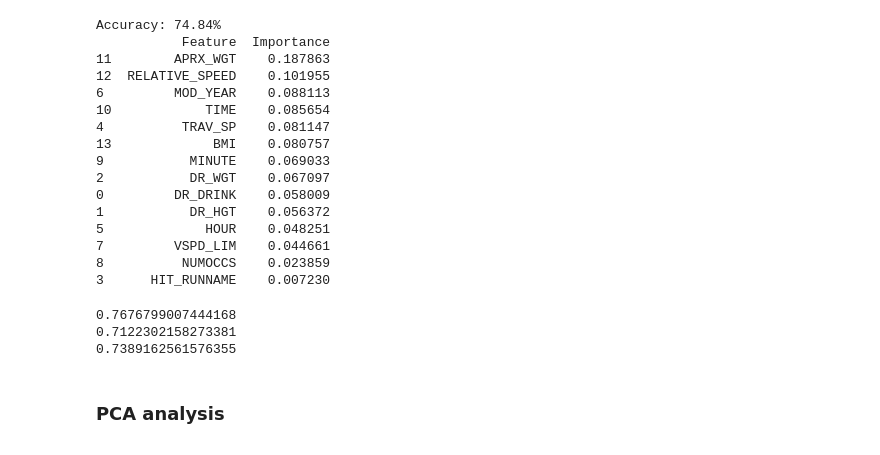
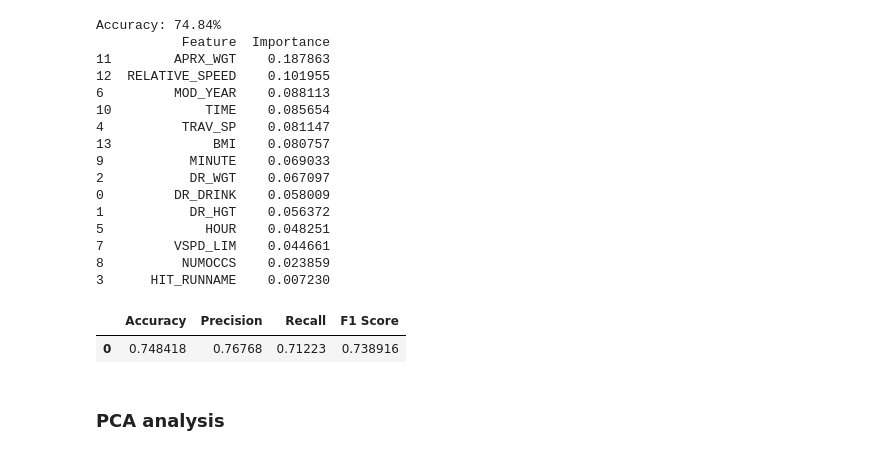
Before and after one commit to wisteriab/CSCI_Project, a Jupyter notebook: notebooks/cleaning_data.ipynb, the cells around one changed output. Cells and saved outputs as stored; diff of their text form; code cells hidden in the pictures.

```diff
--- a/notebooks/cleaning_data.ipynb
+++ b/notebooks/cleaning_data.ipynb
@@ -280,13 +289,17 @@ Accuracy: 74.84%
 from sklearn.metrics import f1_score
 from sklearn.metrics import recall_score
 from sklearn.metrics import precision_score
-print(precision_score(y_test, y_pred))
-print(recall_score(y_test, y_pred))
-print(f1_score(y_test, y_pred))
+rf_accuracy = accuracy_score(y_test, y_pred)
+rf_precision = (precision_score(y_test, y_pred))
+rf_recall = (recall_score(y_test, y_pred))
+rf_f1 = (f1_score(y_test, y_pred))
-# %% [output]
-0.7676799007444168
-0.7122302158273381
-0.7389162561576355
+# %%
+rf_data = [[rf_accuracy, rf_precision, rf_recall, rf_f1]]
+rf_frame = pd.DataFrame(rf_data, columns = ['Accuracy', 'Precision', 'Recall', 'F1 Score'])
+rf_frame
+# %% [output]
+|  | Accuracy | Precision | Recall | F1 Score |
+| 0 | 0.748418 | 0.76768 | 0.71223 | 0.738916 |
 # %% [markdown]
 ### PCA analysis
 # %%
```
Also changed, not shown: parts of 5 cells of this notebook, 3 other files.
